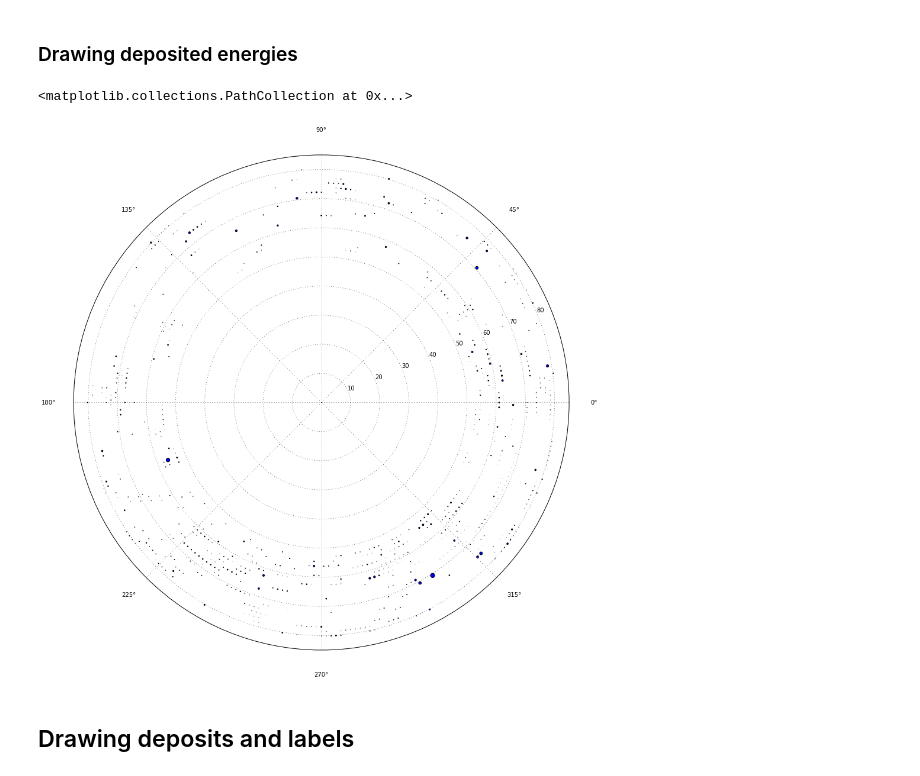
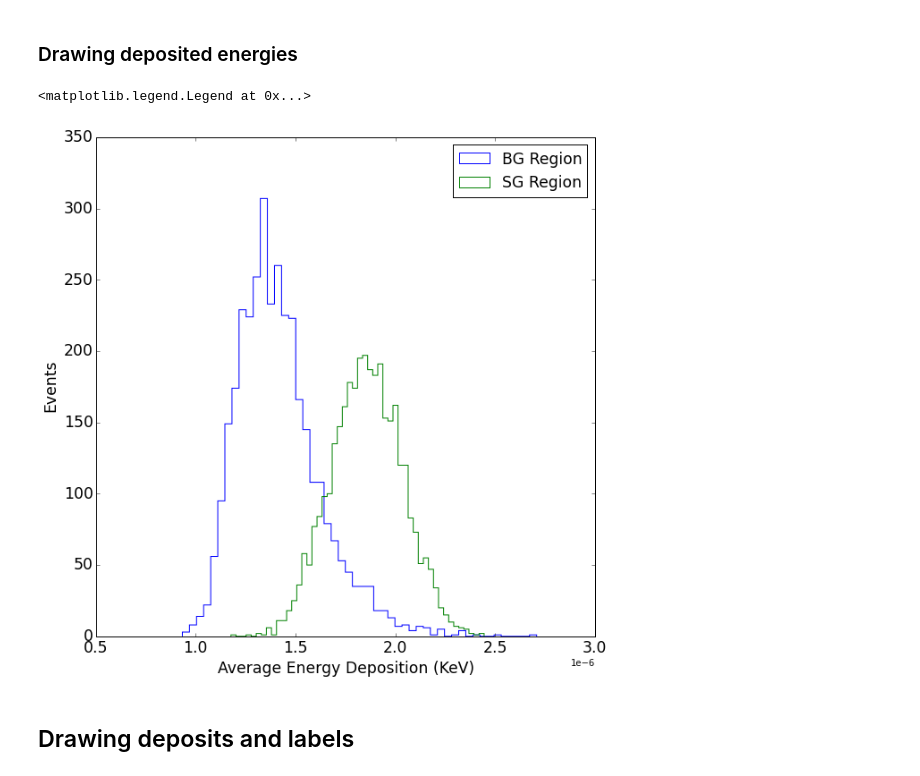
Before and after one commit to ewengillies/track-finding-yandex, a Jupyter notebook: notebooks/Drawing.ipynb, the cells around one changed output. Saved outputs shown, nothing was run; the diff lists cells and outputs as text; code cells hidden in the pictures.

```diff
--- a/notebooks/Drawing.ipynb
+++ b/notebooks/Drawing.ipynb
@@ -62,11 +64,45 @@ scatter(phis[wire1],rhos[wire1], marker='o', c='r')
 # %% [markdown]
 ### Drawing deposited energies
-# %%
-setup_plot_for_detector()
-scatter(phis, rhos, dataset.get_energy_deposits(event_id=0) * 20000)
-# %% [output]
-<matplotlib.collections.PathCollection at 0x...>
-[figure, removed]
+# %%
+e_cut = 0.000005
+phi_win = math.pi/2.
+
+avg_e_sig_half = np.zeros(dataset.n_events)
+avg_e_bg_half = np.zeros(dataset.n_events)
+
+for event in range(dataset.n_events):
+    pass_e_cut_sg = where( (dataset.get_hit_types(event) == 1) &
+                        (dataset.get_energy_deposits(event_id=event) < e_cut) )
+
+    first_phi = min(phis[pass_e_cut_sg])
+
+    sig_half   = where( (dataset.get_hit_types(event) != 0) &
+                        (dataset.get_energy_deposits(event_id=event) < e_cut) &
+                         ( (phis - first_phi)%(2*math.pi) < phi_win )          )
+
+    bg_half   = where( (dataset.get_hit_types(event) != 0) &
+                        (dataset.get_energy_deposits(event_id=event) < e_cut) &
+                         ( (phis - first_phi)%(2*math.pi) > phi_win )          )
+
+    e_dep_sig_half = dataset.get_energy_deposits(event)[sig_half]
+    avg_e_sig_half[event] = sum(e_dep_sig_half)/len(e_dep_sig_half)
+
+
+    e_dep_bg_half = dataset.get_energy_deposits(event)[bg_half]
+    avg_e_bg_half[event] = sum(e_dep_bg_half)/len(e_dep_bg_half)
+
+figsize(10,10)
+plt.xticks(label='Average Energy Deposition', fontsize ='xx-large')
+plt.yticks(fontsize ='xx-large')
+plt.xlabel('Average Energy Deposition (KeV)', fontsize='xx-large')
+plt.ylabel('Events', fontsize='xx-large')
+plt.hist(avg_e_sig_half,bins=50,histtype='step',label="BG Region")
+plt.hist(avg_e_bg_half,bins=50,histtype='step',label="SG Region")
+plt.ticklabel_format(style='sci', axis='x', scilimits=(0,0))
+plt.legend(fontsize='xx-large')
+# %% [output]
+<matplotlib.legend.Legend at 0x...>
+[figure, added]
 # %% [markdown]
 ## Drawing deposits and labels
 # %%
```
Also changed, not shown: parts of 5 cells of this notebook, 5 other files.
